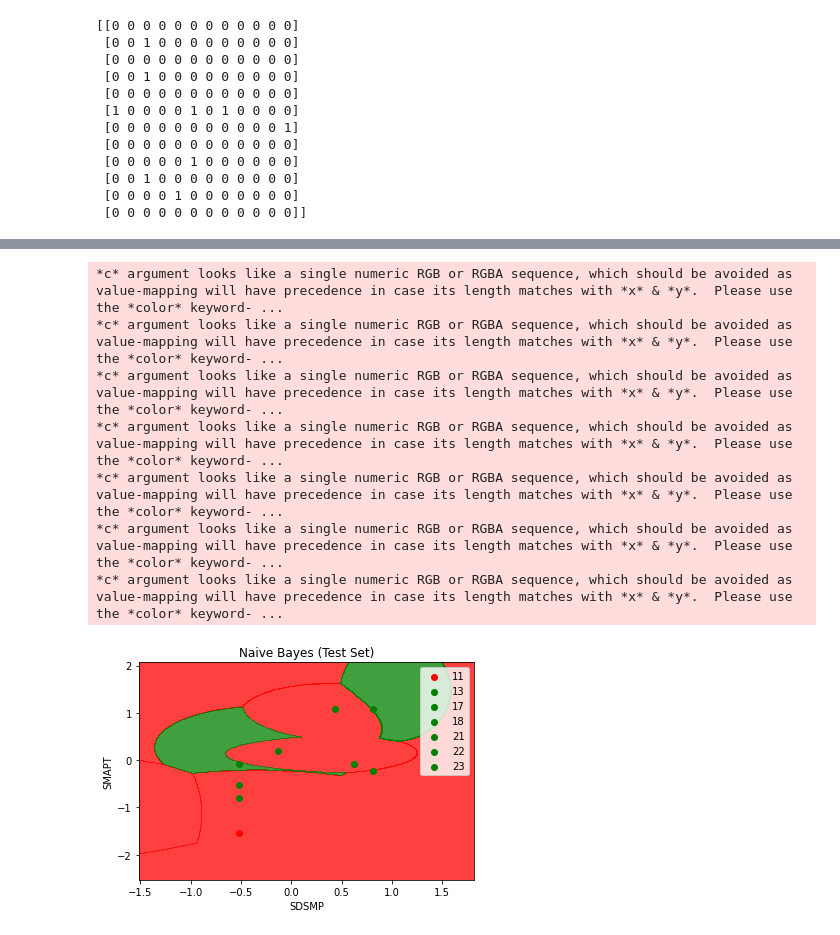
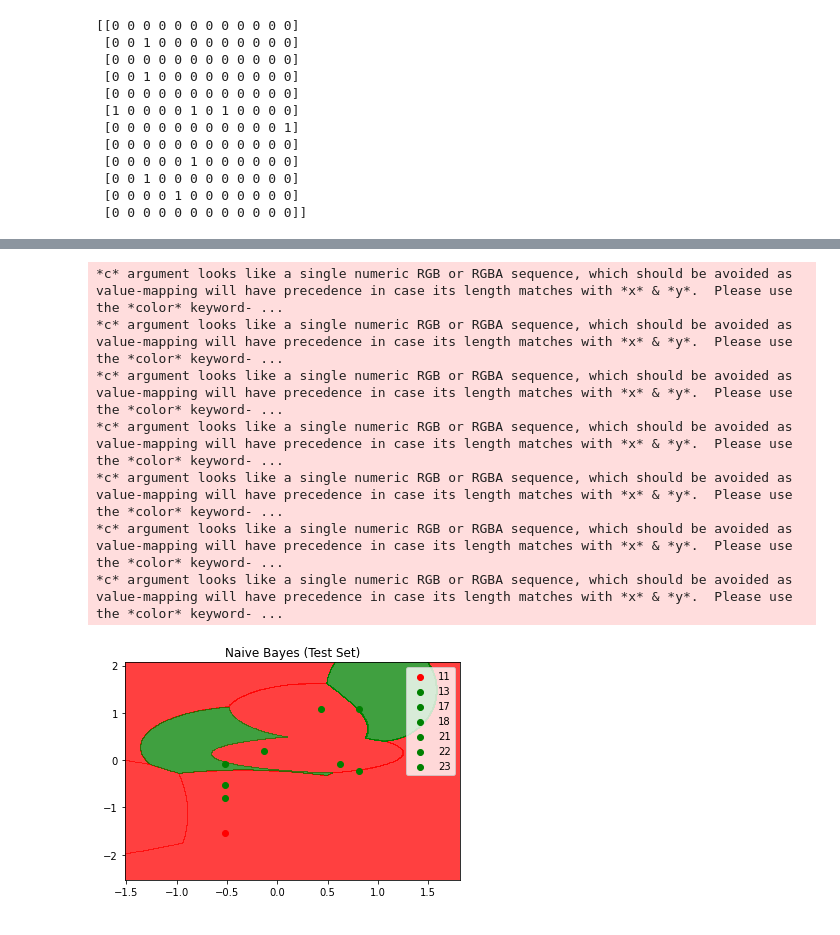
Before and after one commit to samuelyota/TUugasDataMining_5, a Jupyter notebook: Naive_Bayes.ipynb, the cells around one changed output, grey strips where cells are left out. Cells and saved outputs as stored; diff of their text form; code cells hidden in the pictures.

```diff
--- a/Naive_Bayes.ipynb
+++ b/Naive_Bayes.ipynb
@@ -72,24 +70,22 @@ plt.show()
 # %%
 from matplotlib.colors import ListedColormap
 X_set, y_set = X_test, y_test
 X1, X2 = np.meshgrid(np.arange(start = X_set[:, 0].min() - 1, stop = X_set[:, 0].max() + 1, step = 0.01),
                      np.arange(start = X_set[:, 1].min() - 1, stop = X_set[:, 1].max() + 1, step = 0.01))
 plt.contourf(X1, X2, classifier.predict(np.array([X1.ravel(), X2.ravel()]).T). reshape(X1.shape), alpha = 0.75, cmap = ListedColormap(('red', 'green')))
 plt.xlim(X1.min(), X1.max())
 plt.ylim(X2.min(), X2.max())
 for i, j in enumerate(np.unique(y_set)) :
   plt.scatter(X_set[y_set == j, 0], X_set[y_set == j, 1], c = ListedColormap(('red', 'green'))(i), label = j)
 plt.title('Naive Bayes (Test Set)')
-plt.xlabel('SD'  'SMP')
-plt.ylabel('SMA'   'PT')
 plt.legend()
 plt.show()
 # %% [output]
 *c* argument looks like a single numeric RGB or RGBA sequence, which should be avoided as value-mapping will have precedence in case its length matches with *x* & *y*.  Please use the *color* keyword- ...
 *c* argument looks like a single numeric RGB or RGBA sequence, which should be avoided as value-mapping will have precedence in case its length matches with *x* & *y*.  Please use the *color* keyword- ...
 *c* argument looks like a single numeric RGB or RGBA sequence, which should be avoided as value-mapping will have precedence in case its length matches with *x* & *y*.  Please use the *color* keyword- ...
 *c* argument looks like a single numeric RGB or RGBA sequence, which should be avoided as value-mapping will have precedence in case its length matches with *x* & *y*.  Please use the *color* keyword- ...
 *c* argument looks like a single numeric RGB or RGBA sequence, which should be avoided as value-mapping will have precedence in case its length matches with *x* & *y*.  Please use the *color* keyword- ...
 *c* argument looks like a single numeric RGB or RGBA sequence, which should be avoided as value-mapping will have precedence in case its length matches with *x* & *y*.  Please use the *color* keyword- ...
 *c* argument looks like a single numeric RGB or RGBA sequence, which should be avoided as value-mapping will have precedence in case its length matches with *x* & *y*.  Please use the *color* keyword- ...
-[figure, old version]
+[figure, new version]
```
Also changed, not shown: parts of 1 cell of this notebook.
